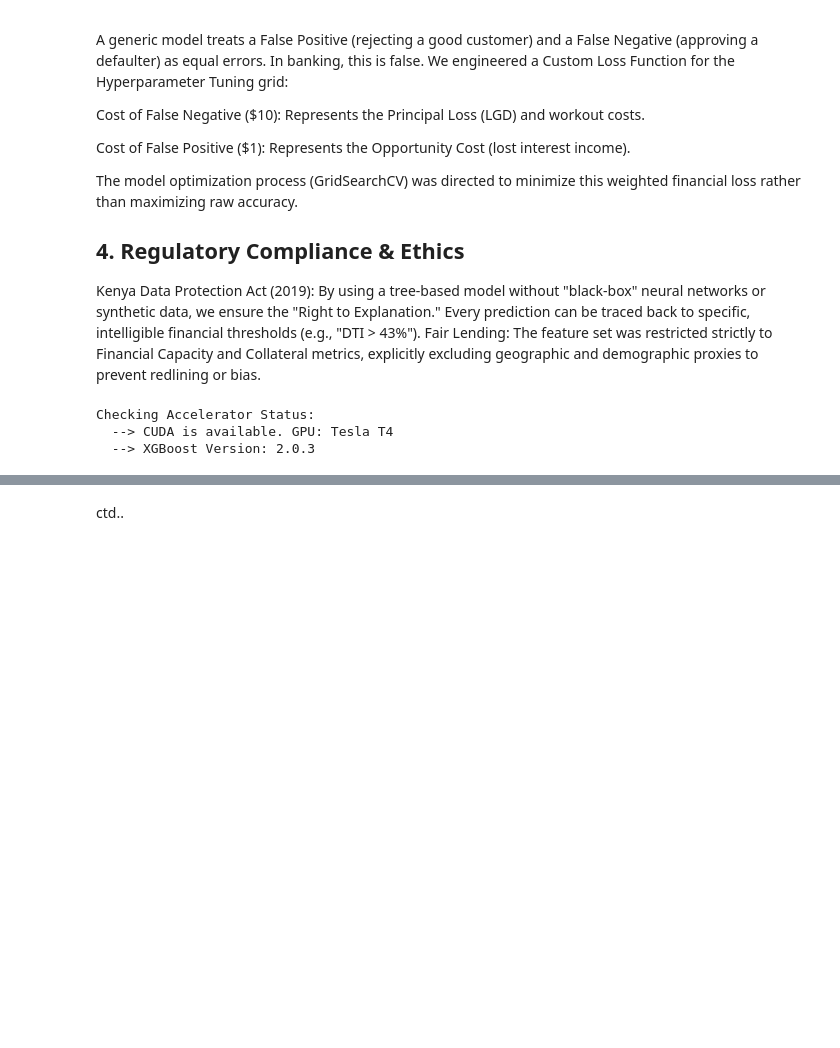
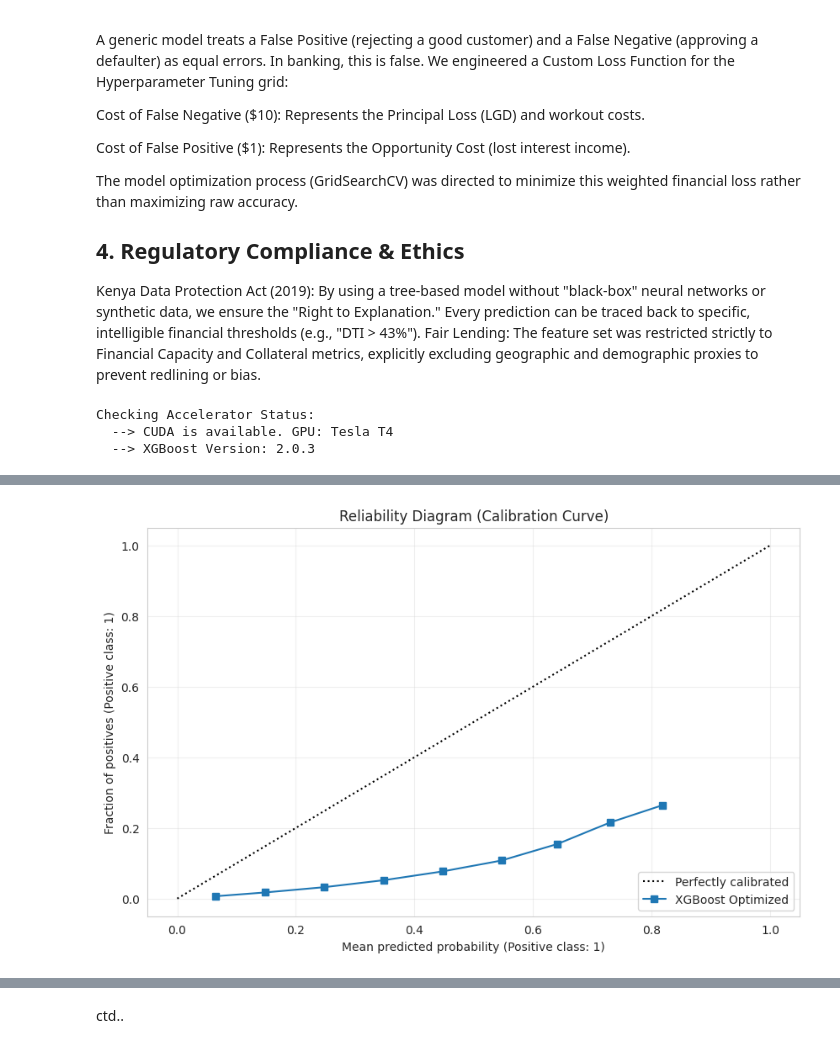
Before and after one commit to mgkEdits/credit-risk-assessment-system, a Jupyter notebook: creditriskmodel-me-fa.ipynb, the cells around one changed output, grey strips where cells are left out. Cells and saved outputs as stored; diff of their text form; code cells hidden in the pictures; blank space fills up the shorter version.

Commit message:
Kaggle Notebook | CreditRiskModel -ME&FA(XGBoost; GPU accelaration) | final build( to be optimized)

```diff
--- a/creditriskmodel-me-fa.ipynb
+++ b/creditriskmodel-me-fa.ipynb
@@ -625,0 +591,96 @@ The figure layout has changed to tight
+# %%
+import pandas as pd
+import numpy as np
+import matplotlib.pyplot as plt
+import seaborn as sns
+import shap
+from sklearn.calibration import CalibrationDisplay
+from sklearn.metrics import classification_report, confusion_matrix, precision_recall_curve
+
+# Configuration
+COST_FN = 10
+COST_FP = 1
+
+def final_model_validation(model, X_test, y_test):
+    print("--> 1. Generating Final Business Performance Report...")
+
+    # A. Get Probabilities
+    y_probs = model.predict_proba(X_test)[:, 1]
+
+    # B. Find EXACT Profit Threshold (Re-calculating for the Test Set)
+    precision, recall, thresholds = precision_recall_curve(y_test, y_probs)
+    f_beta = (1 + 0.5**2) * (precision * recall) / ((0.5**2 * precision) + recall)
+    best_idx = np.argmax(f_beta)
+    best_threshold = thresholds[best_idx]
+
+    print(f"    Optimal Threshold applied: {best_threshold:.4f}")
+
+    y_pred = (y_probs >= best_threshold).astype(int)
+
+    # C. Confusion Matrix & Financials
+    cm = confusion_matrix(y_test, y_pred)
+    tn, fp, fn, tp = cm.ravel()
+
+    loss = (fn * COST_FN) + (fp * COST_FP)
+    savings = (tp * COST_FN) # How much loss we avoided
+
+    print("\n--- EXECUTIVE SUMMARY ---")
+    print(f"Total Loans Processed: {len(y_test)}")
+    print(f"Approved: {tn + fn} ({ (tn+fn)/len(y_test):.1%} Acceptance Rate)")
+    print(f"Rejected: {tp + fp} ({ (tp+fp)/len(y_test):.1%} Rejection Rate)")
+    print("-" * 30)
+    print(f"False Positives (Good Customers Rejected): {fp}")
+    print(f"False Negatives (Defaults Approved):       {fn}")
+    print("-" * 30)
+    print(f"Total Financial Score (Loss): -{loss}")
+    print(f"Risk Avoided (Savings):     ${savings}")
+
+    print("\n" + classification_report(y_test, y_pred))
+
+    return y_probs
+
+def plot_calibration_curve(y_test, y_probs):
+    print("\n--> 2. Checking Probability Calibration (Basel III Requirement)...")
+    """
+    If the model predicts 20% PD, do 20% of those people actually default?
+    A perfectly calibrated model follows the dotted diagonal line.
+    """
+    plt.figure(figsize=(10, 6))
+    CalibrationDisplay.from_predictions(y_test, y_probs, n_bins=10, name="XGBoost Optimized", ax=plt.gca())
+    plt.title("Reliability Diagram (Calibration Curve)")
+    plt.grid(True, alpha=0.3)
+    plt.show()
+
+def generate_shap_insights(model, X_test):
+    print("\n--> 3. Generating Regulatory Explainability (SHAP)...")
+
+    # Access the XGBoost booster from the pipeline
+    xgb_model = model.named_steps['classifier']
+    preprocessor = model.named_steps['preprocessor']
+
+    # Transform a sample of data
+    X_sample = X_test.sample(n=2000, random_state=42)
+    X_transformed = preprocessor.transform(X_sample)
+    feature_names = preprocessor.get_feature_names_out()
+
+    # Create Explainer
+    explainer = shap.TreeExplainer(xgb_model)
+    shap_values = explainer.shap_values(X_transformed)
+
+    # Plot
+    plt.figure(figsize=(12, 8))
+    shap.summary_plot(shap_values, X_transformed, feature_names=feature_names, show=False)
+    plt.title("Feature Impact on Credit Risk (SHAP)")
+    plt.show()
+
+# --- EXECUTE FINAL SUITE ---
+if __name__ == "__main__":
+    # 1. Performance
+    probs = final_model_validation(best_model, X_test, y_test)
+
+    # 2. Calibration
+    plot_calibration_curve(y_test, probs)
+
+    # 3. Explanation
+    generate_shap_insights(best_model, X_test)
+# %% [output]
@@ -625,0 +711 @@ The figure layout has changed to tight
+[figure, added]
```
Also changed, not shown: parts of 9 cells of this notebook.
